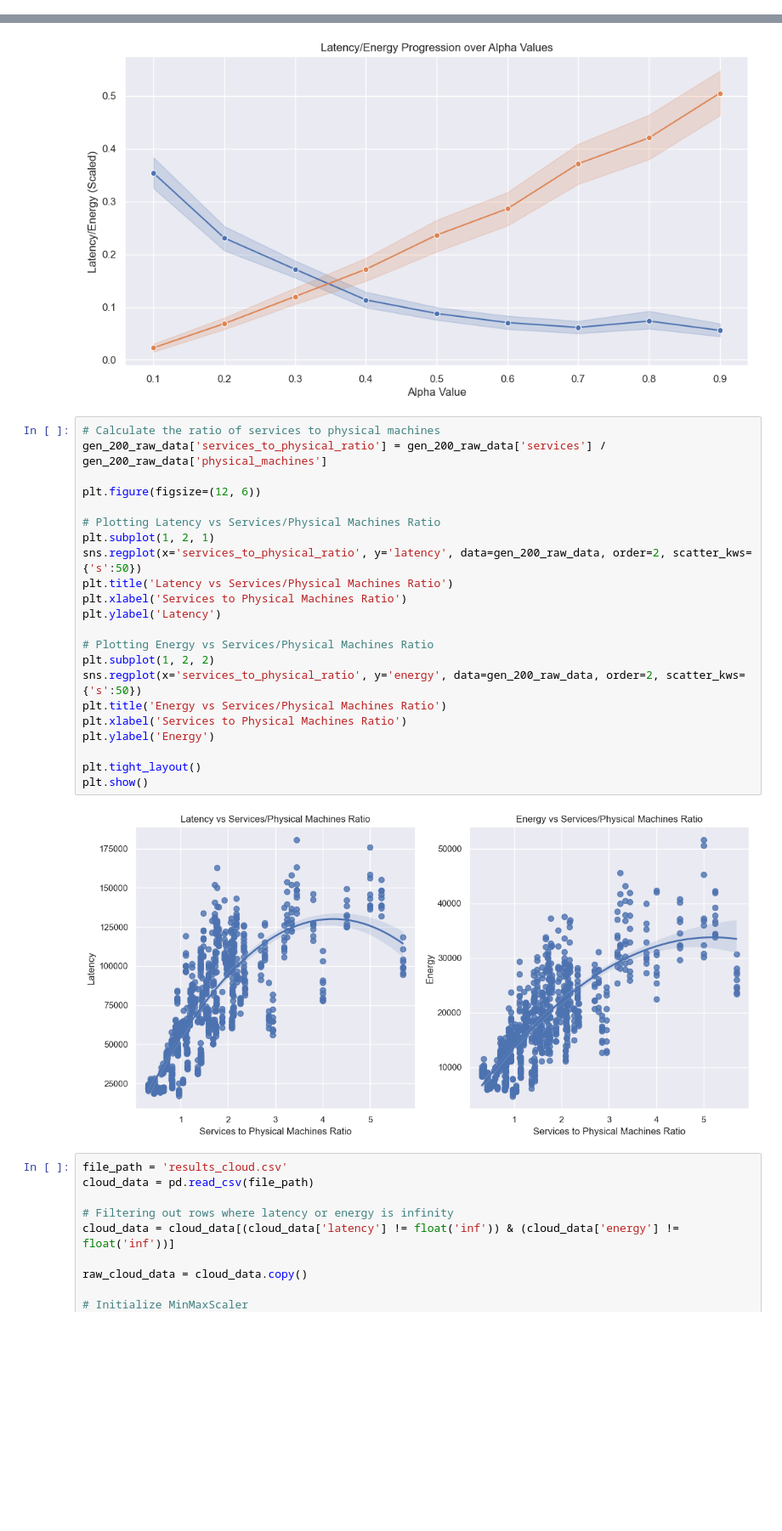
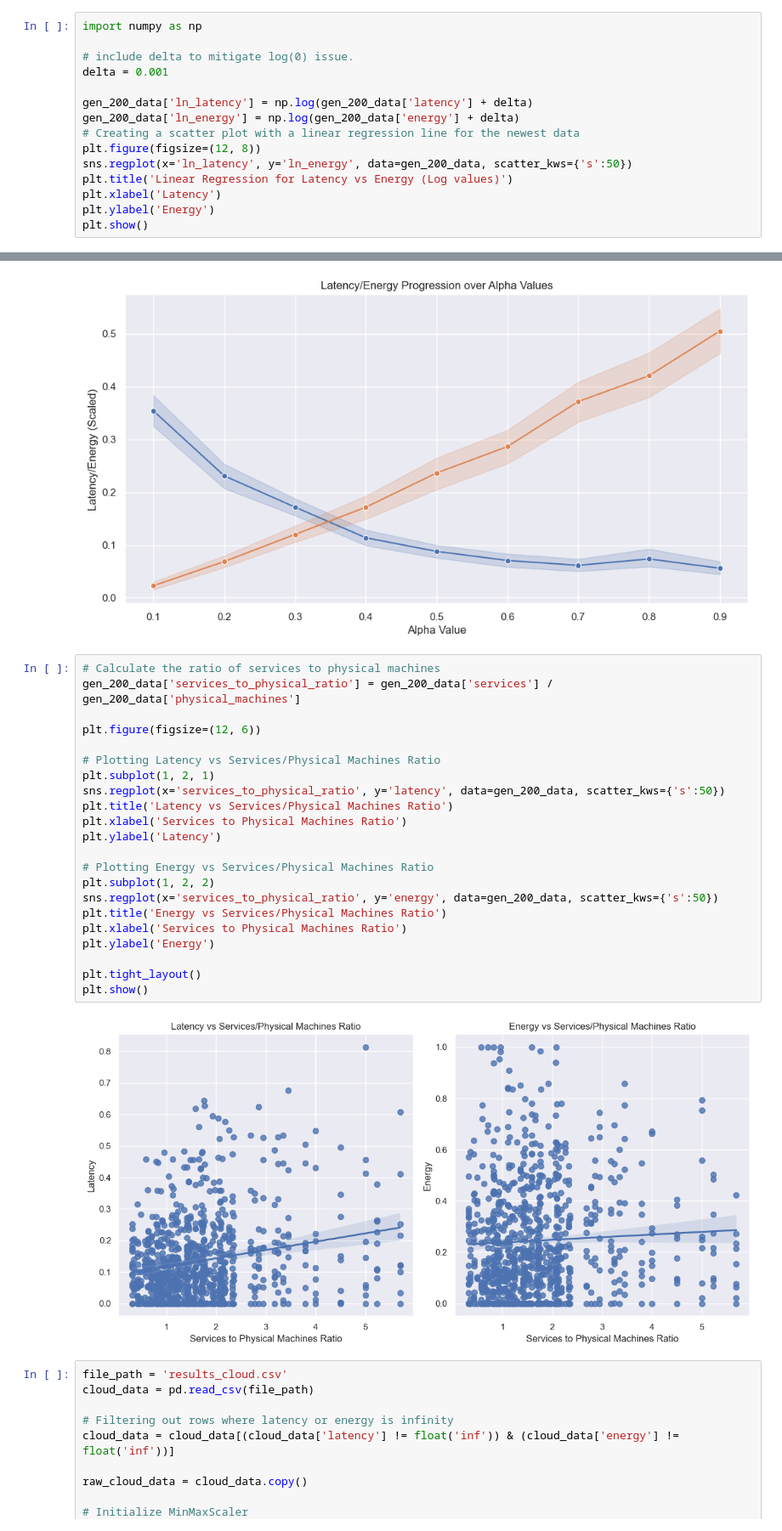
Before and after one commit to mpgallage/computing-continuum-simulator, a Jupyter notebook: analysis.ipynb, the cells around one changed output, grey strips where cells are left out. Shown at 85% size. Drawn from its saved outputs; the diff is of its cells as text; blank space fills up the shorter version.

```diff
--- a/analysis.ipynb
+++ b/analysis.ipynb
@@ -36,3 +36,18 @@ plt.ylabel('Energy')
 plt.show()
 # %% [output]
 [figure]
+# %%
+import numpy as np
+
+# include delta to mitigate log(0) issue.
+delta = 0.001
+
+gen_200_data['ln_latency'] = np.log(gen_200_data['latency'] + delta)
+gen_200_data['ln_energy'] = np.log(gen_200_data['energy'] + delta)
+# Creating a scatter plot with a linear regression line for the newest data
+plt.figure(figsize=(12, 8))
+sns.regplot(x='ln_latency', y='ln_energy', data=gen_200_data, scatter_kws={'s':50})
+plt.title('Linear Regression for Latency vs Energy (Log values)')
+plt.xlabel('Latency')
+plt.ylabel('Energy')
+plt.show()
@@ -139,28 +185,28 @@ plt.show()
 [figure]
 # %%
 # Calculate the ratio of services to physical machines
-gen_200_raw_data['services_to_physical_ratio'] = gen_200_raw_data['services'] / gen_200_raw_data['physical_machines']
+gen_200_data['services_to_physical_ratio'] = gen_200_data['services'] / gen_200_data['physical_machines']
 
 plt.figure(figsize=(12, 6))
 
 # Plotting Latency vs Services/Physical Machines Ratio
 plt.subplot(1, 2, 1)
-sns.regplot(x='services_to_physical_ratio', y='latency', data=gen_200_raw_data, order=2, scatter_kws={'s':50})
+sns.regplot(x='services_to_physical_ratio', y='latency', data=gen_200_data, scatter_kws={'s':50})
 plt.title('Latency vs Services/Physical Machines Ratio')
 plt.xlabel('Services to Physical Machines Ratio')
 plt.ylabel('Latency')
 
 # Plotting Energy vs Services/Physical Machines Ratio
 plt.subplot(1, 2, 2)
-sns.regplot(x='services_to_physical_ratio', y='energy', data=gen_200_raw_data, order=2, scatter_kws={'s':50})
+sns.regplot(x='services_to_physical_ratio', y='energy', data=gen_200_data, scatter_kws={'s':50})
 plt.title('Energy vs Services/Physical Machines Ratio')
 plt.xlabel('Services to Physical Machines Ratio')
 plt.ylabel('Energy')
 
 plt.tight_layout()
 plt.show()
 # %% [output]
-[figure, old version]
+[figure, new version]
 # %%
 file_path = 'results_cloud.csv'
 cloud_data = pd.read_csv(file_path)
```
Also changed, not shown: parts of 2 cells of this notebook.
